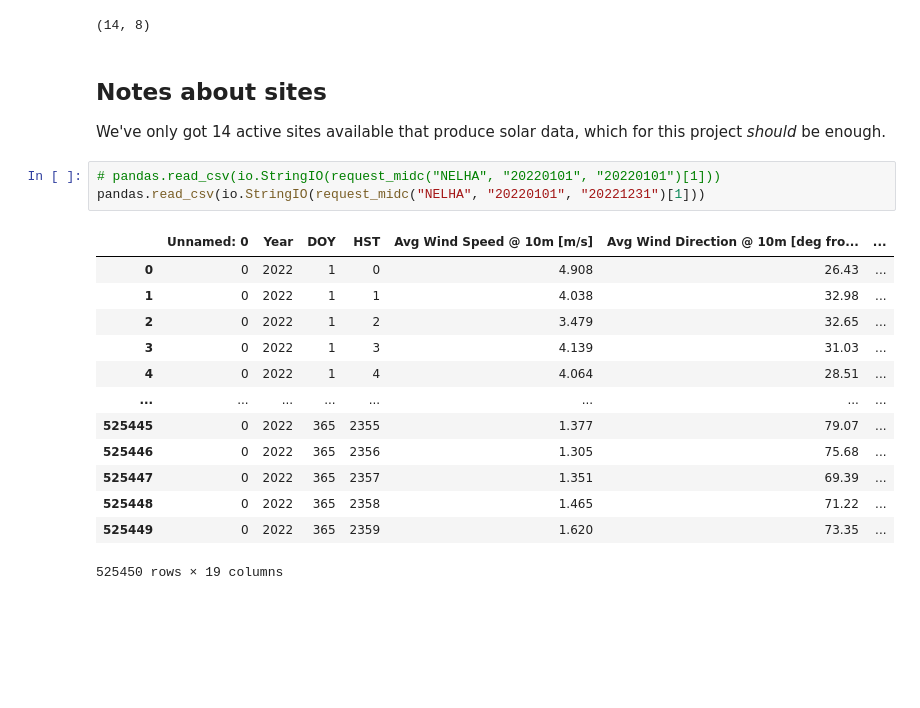
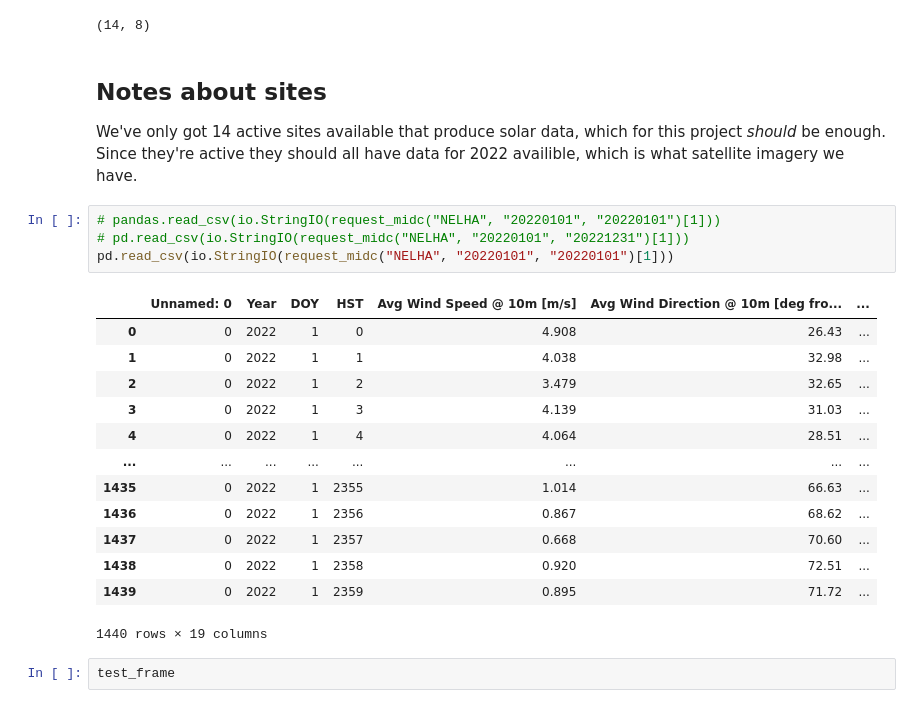
Before and after one commit to masterex1000/cs535-term-project, a Jupyter notebook: ingest/nrel/nrel_site_processing.ipynb, the cells around one changed output. Drawn from its saved outputs; the diff is of its cells as text; blank space fills up the shorter version.

```diff
--- a/ingest/nrel/nrel_site_processing.ipynb
+++ b/ingest/nrel/nrel_site_processing.ipynb
@@ -153,21 +151,24 @@ active_sites.shape
 # %% [markdown]
 ## Notes about sites
 
-We've only got 14 active sites available that produce solar data, which for this project *should* be enough.
+We've only got 14 active sites available that produce solar data, which for this project *should* be enough. Since they're active they should all have data for 2022 availible, which is what satellite imagery we have.
 # %%
 # pandas.read_csv(io.StringIO(request_midc("NELHA", "20220101", "20220101")[1]))
-pandas.read_csv(io.StringIO(request_midc("NELHA", "20220101", "20221231")[1]))
+# pd.read_csv(io.StringIO(request_midc("NELHA", "20220101", "20221231")[1]))
+pd.read_csv(io.StringIO(request_midc("NELHA", "20220101", "20220101")[1]))
 # %% [output]
 |  | Unnamed: 0 | Year | DOY | HST | Avg Wind Speed @ 10m [m/s] | Avg Wind Direction @ 10m [deg fro... | ... |
 | 0 | 0 | 2022 | 1 | 0 | 4.908 | 26.43 | ... |
 | 1 | 0 | 2022 | 1 | 1 | 4.038 | 32.98 | ... |
 | 2 | 0 | 2022 | 1 | 2 | 3.479 | 32.65 | ... |
 | 3 | 0 | 2022 | 1 | 3 | 4.139 | 31.03 | ... |
 | 4 | 0 | 2022 | 1 | 4 | 4.064 | 28.51 | ... |
 | ... | ... | ... | ... | ... | ... | ... | ... |
-| 525445 | 0 | 2022 | 365 | 2355 | 1.377 | 79.07 | ... |
-| 525446 | 0 | 2022 | 365 | 2356 | 1.305 | 75.68 | ... |
-| 525447 | 0 | 2022 | 365 | 2357 | 1.351 | 69.39 | ... |
-| 525448 | 0 | 2022 | 365 | 2358 | 1.465 | 71.22 | ... |
-| 525449 | 0 | 2022 | 365 | 2359 | 1.620 | 73.35 | ... |
+| 1435 | 0 | 2022 | 1 | 2355 | 1.014 | 66.63 | ... |
+| 1436 | 0 | 2022 | 1 | 2356 | 0.867 | 68.62 | ... |
+| 1437 | 0 | 2022 | 1 | 2357 | 0.668 | 70.60 | ... |
+| 1438 | 0 | 2022 | 1 | 2358 | 0.920 | 72.51 | ... |
+| 1439 | 0 | 2022 | 1 | 2359 | 0.895 | 71.72 | ... |
-525450 rows × 19 columns
+1440 rows × 19 columns
+# %%
+test_frame
```
Also changed, not shown: parts of 7 cells of this notebook, 12 other files.
